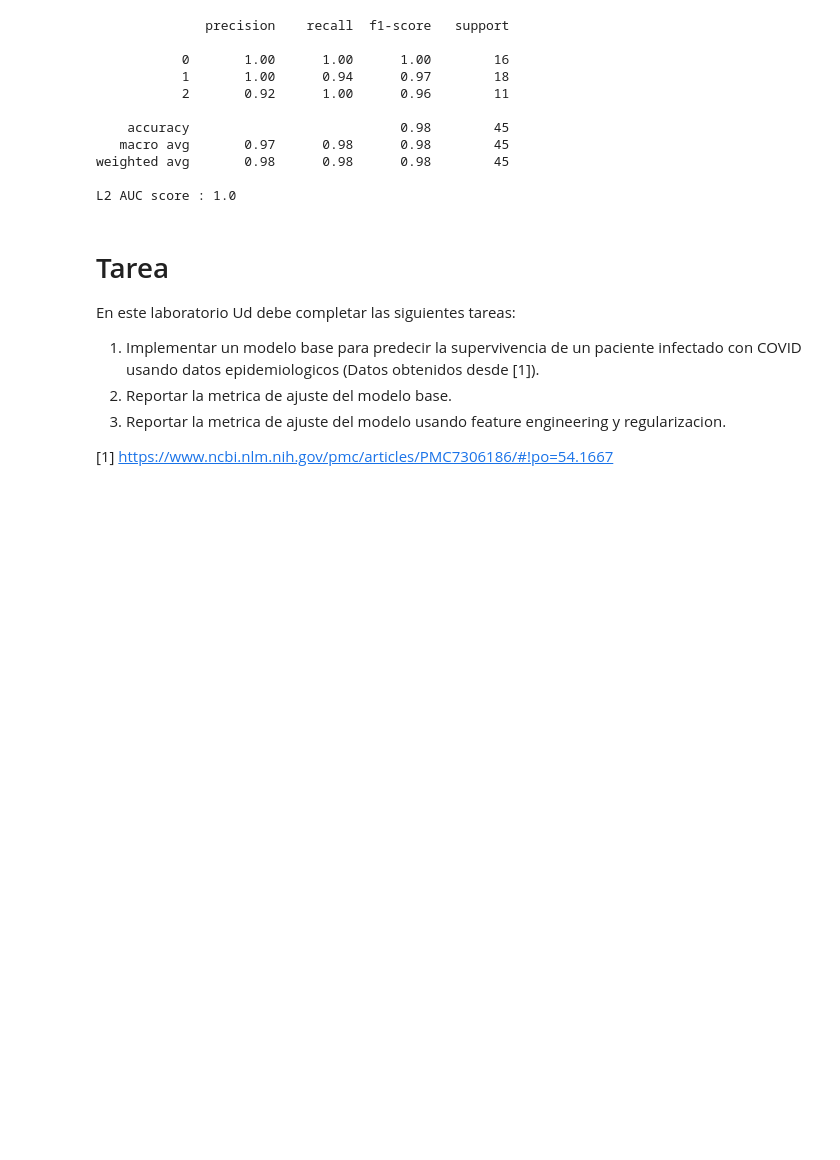
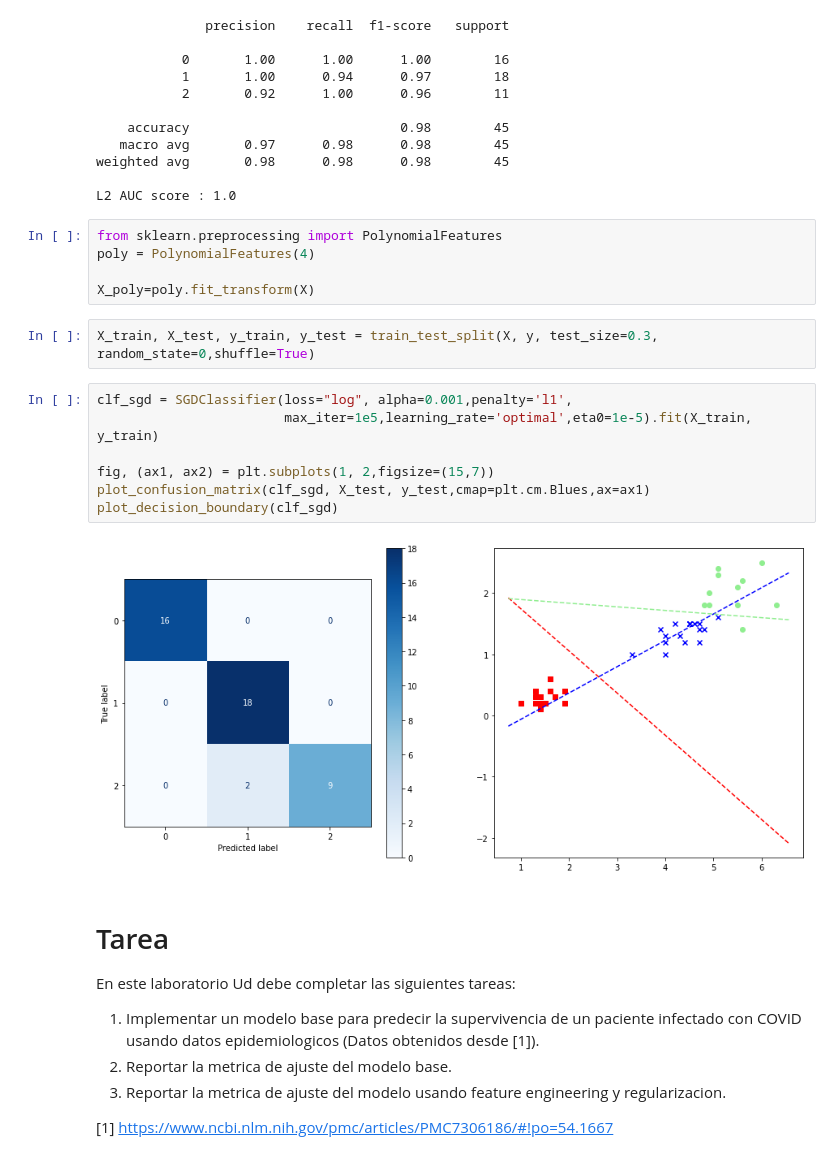
Before and after one commit to sherna90/mineria_datos, a Jupyter notebook: 4.-modelos_lineales_clasificacion.ipynb, the cells around one changed output. Drawn from its saved outputs; the diff is of its cells as text; blank space fills up the shorter version.

```diff
--- a/4.-modelos_lineales_clasificacion.ipynb
+++ b/4.-modelos_lineales_clasificacion.ipynb
@@ -147,6 +229,22 @@ print('L2 AUC score :',roc_auc_score(y_test, y_pred,multi_class='ovr'))
 weighted avg       0.98      0.98      0.98        45
 
 L2 AUC score : 1.0
+# %%
+from sklearn.preprocessing import PolynomialFeatures
+poly = PolynomialFeatures(4)
+
+X_poly=poly.fit_transform(X)
+# %%
+X_train, X_test, y_train, y_test = train_test_split(X, y, test_size=0.3, random_state=0,shuffle=True)
+# %%
+clf_sgd = SGDClassifier(loss="log", alpha=0.001,penalty='l1',
+                        max_iter=1e5,learning_rate='optimal',eta0=1e-5).fit(X_train, y_train)
+
+fig, (ax1, ax2) = plt.subplots(1, 2,figsize=(15,7))
+plot_confusion_matrix(clf_sgd, X_test, y_test,cmap=plt.cm.Blues,ax=ax1)
+plot_decision_boundary(clf_sgd)
+# %% [output]
+[figure, added]
 # %% [markdown]
 # Tarea
 
```
Also changed, not shown: parts of 24 cells of this notebook.
